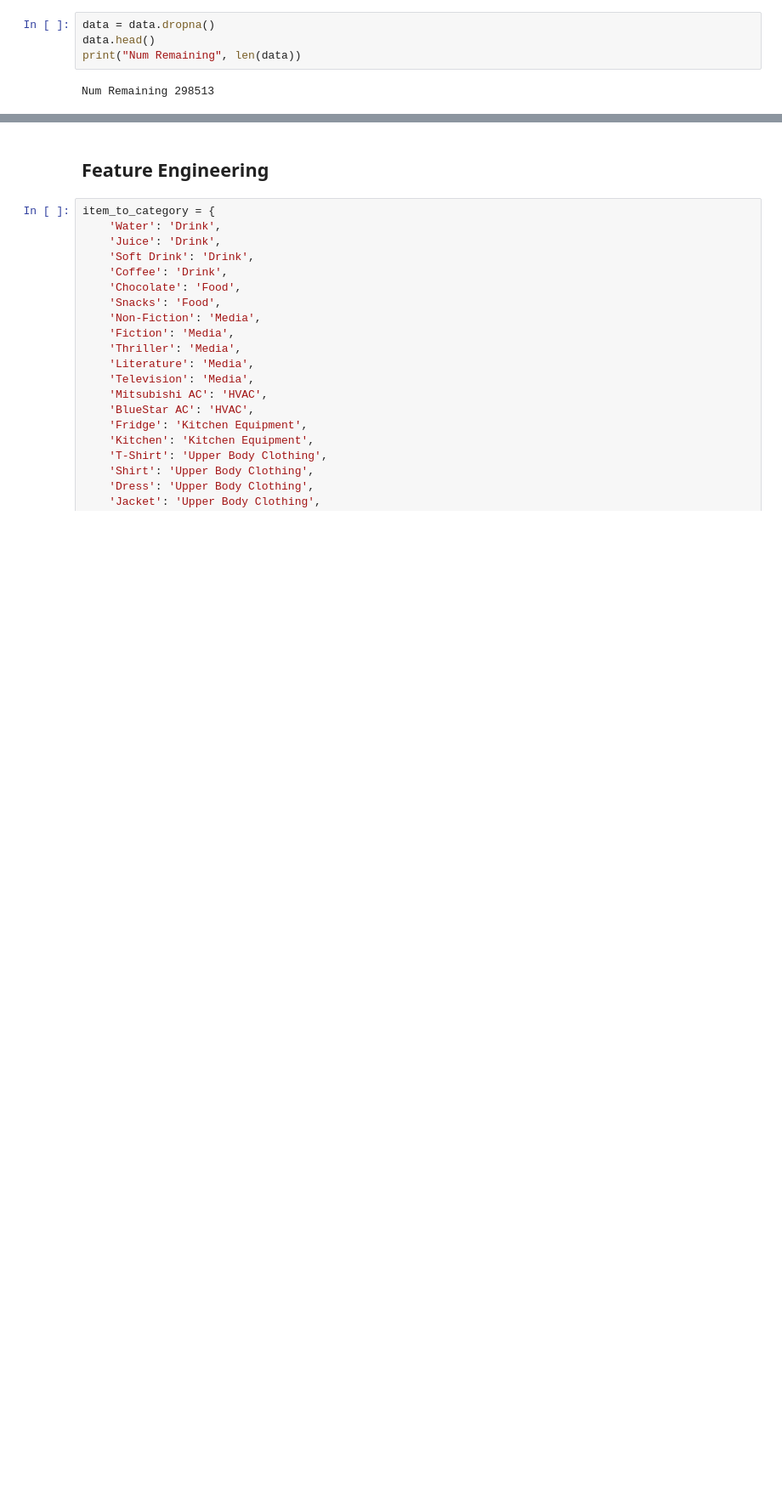
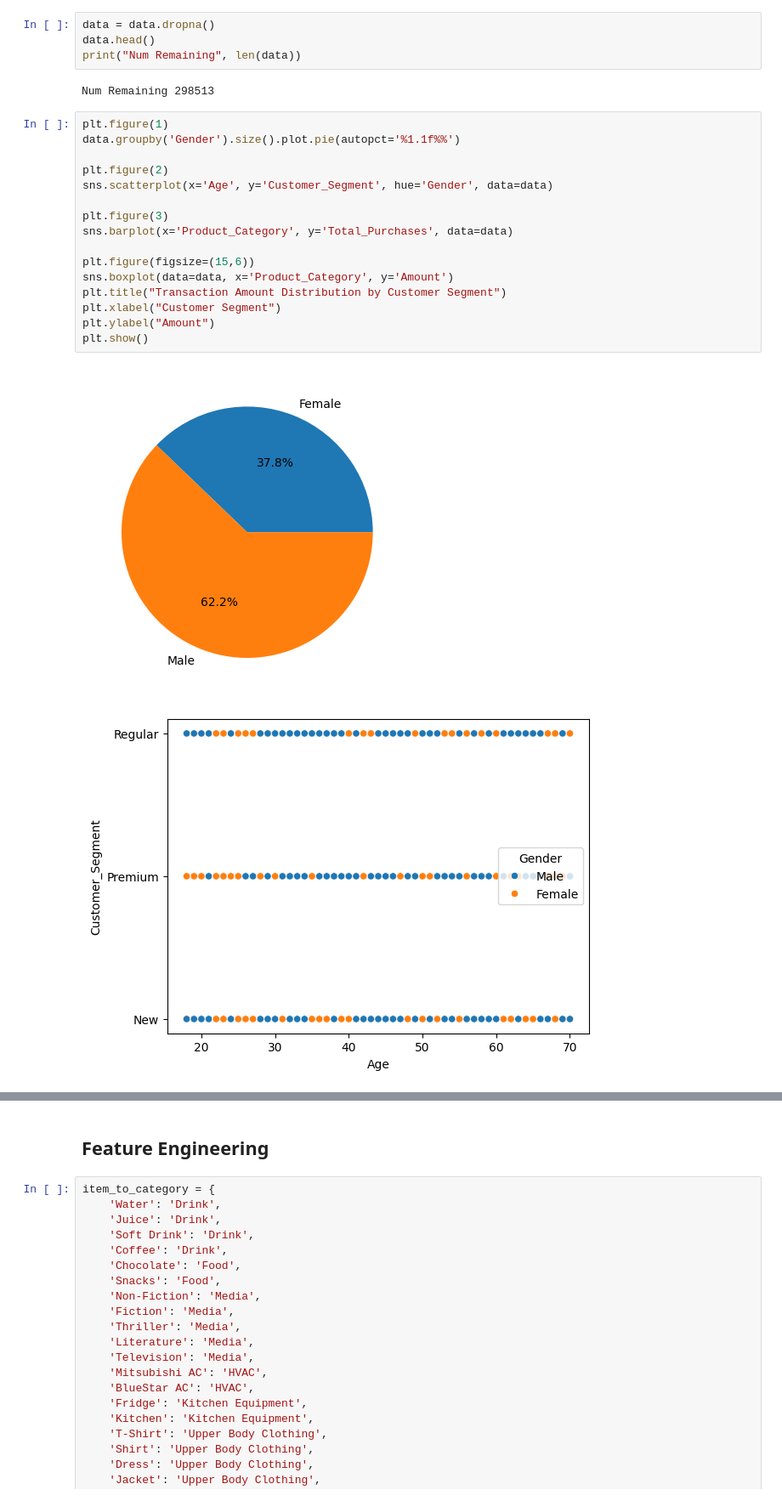
Before and after one commit to JAA999/grocery_prediction, a Jupyter notebook: ML_Project.ipynb, the cells around one changed output, grey strips where cells are left out. Shown: that part at 85% size. Saved outputs shown, nothing was run; the diff lists cells and outputs as text; blank space fills up the shorter version.

Commit message:
Added some graphs

```diff
--- a/ML_Project.ipynb
+++ b/ML_Project.ipynb
@@ -141,3 +145,22 @@ data.head()
 print("Num Remaining", len(data))
 # %% [output]
 Num Remaining 298513
+# %%
+plt.figure(1)
+data.groupby('Gender').size().plot.pie(autopct='%1.1f%%')
+
+plt.figure(2)
+sns.scatterplot(x='Age', y='Customer_Segment', hue='Gender', data=data)
+
+plt.figure(3)
+sns.barplot(x='Product_Category', y='Total_Purchases', data=data)
+
+plt.figure(figsize=(15,6))
+sns.boxplot(data=data, x='Product_Category', y='Amount')
+plt.title("Transaction Amount Distribution by Customer Segment")
+plt.xlabel("Customer Segment")
+plt.ylabel("Amount")
+plt.show()
+# %% [output]
+[figure, added]
+[figure, added]
```
Also changed, not shown: parts of 9 cells of this notebook.
